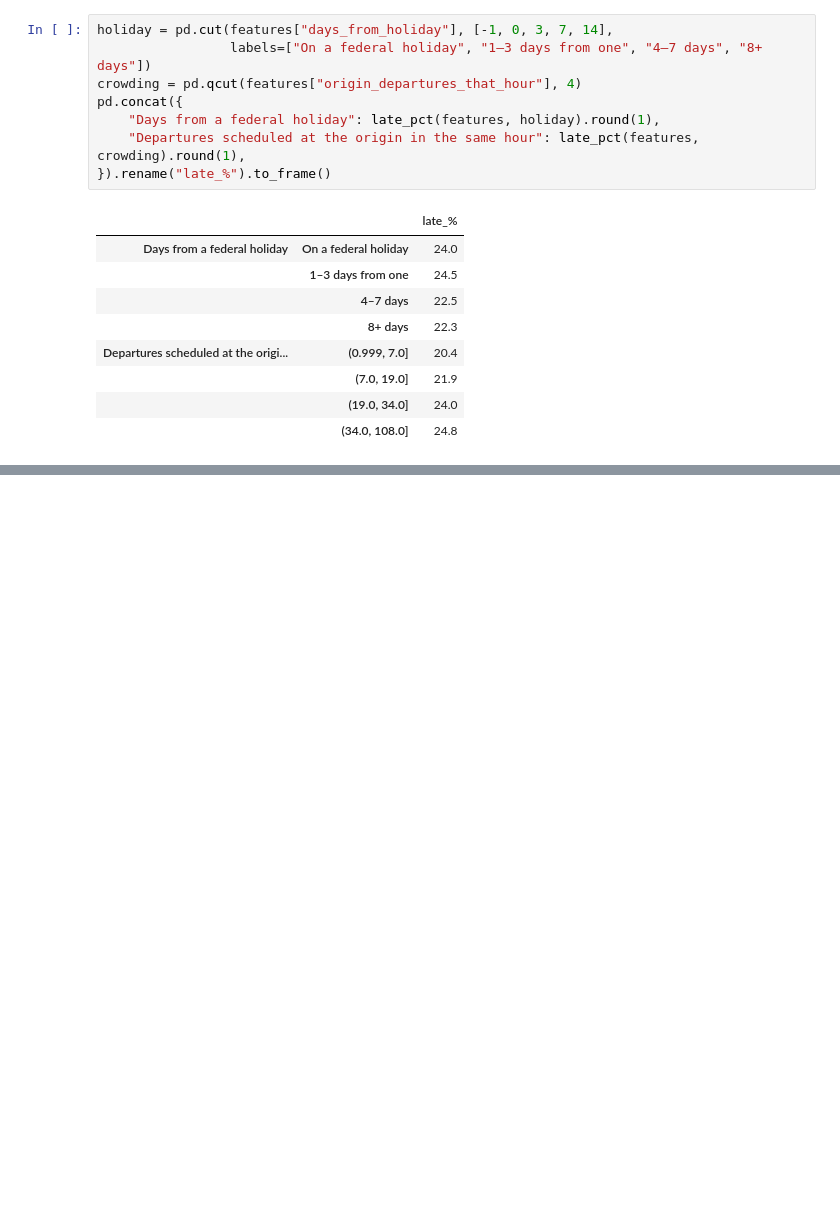
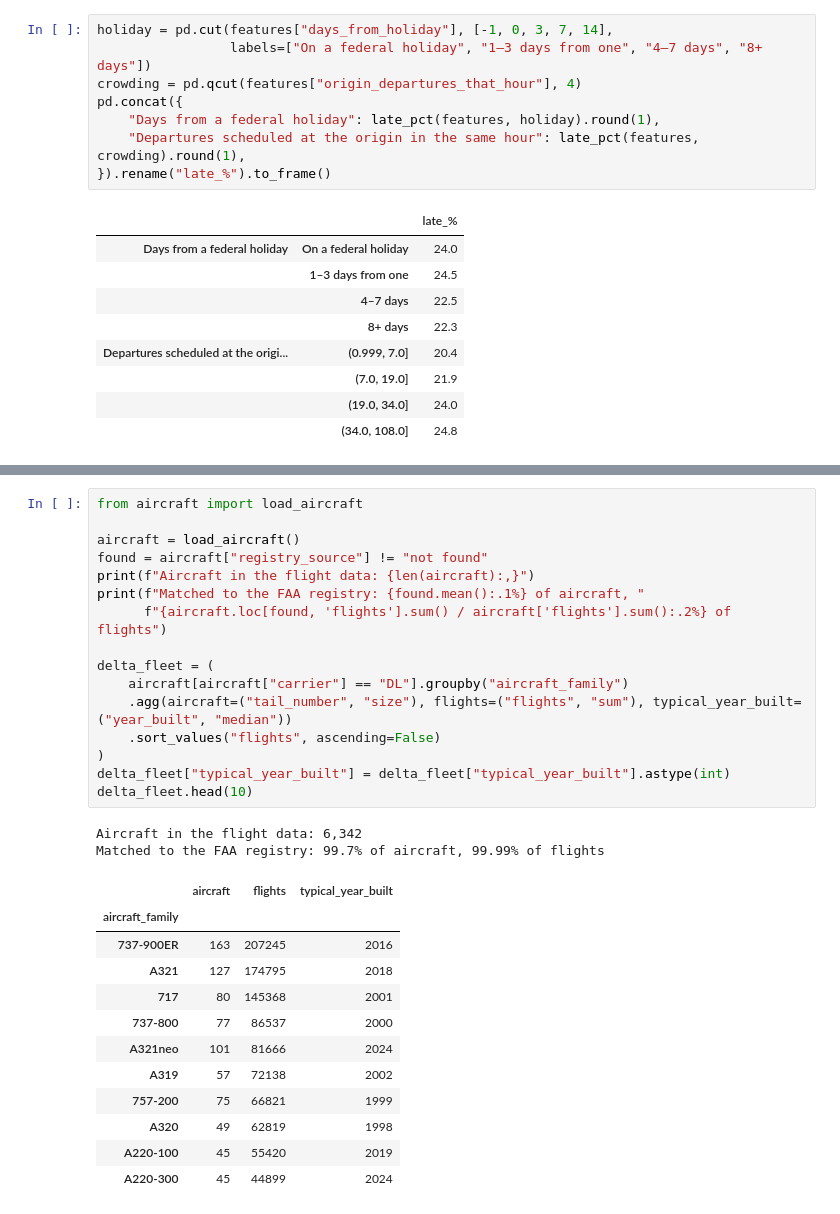
Before and after one commit to Yoni062004/flight-delay-prediction, a Jupyter notebook: notebooks/02_features.ipynb, the cells around one changed output, grey strips where cells are left out. Saved outputs shown, nothing was run; the diff lists cells and outputs as text; blank space fills up the shorter version.

```diff
--- a/notebooks/02_features.ipynb
+++ b/notebooks/02_features.ipynb
@@ -222,0 +230,31 @@ pd.concat({
+# %%
+from aircraft import load_aircraft
+
+aircraft = load_aircraft()
+found = aircraft["registry_source"] != "not found"
+print(f"Aircraft in the flight data: {len(aircraft):,}")
+print(f"Matched to the FAA registry: {found.mean():.1%} of aircraft, "
+      f"{aircraft.loc[found, 'flights'].sum() / aircraft['flights'].sum():.2%} of flights")
+
+delta_fleet = (
+    aircraft[aircraft["carrier"] == "DL"].groupby("aircraft_family")
+    .agg(aircraft=("tail_number", "size"), flights=("flights", "sum"), typical_year_built=("year_built", "median"))
+    .sort_values("flights", ascending=False)
+)
+delta_fleet["typical_year_built"] = delta_fleet["typical_year_built"].astype(int)
+delta_fleet.head(10)
+# %% [output]
+Aircraft in the flight data: 6,342
+Matched to the FAA registry: 99.7% of aircraft, 99.99% of flights
+|  | aircraft | flights | typical_year_built |
+| aircraft_family |  |  |  |
+| 737-900ER | 163 | 207245 | 2016 |
+| A321 | 127 | 174795 | 2018 |
+| 717 | 80 | 145368 | 2001 |
+| 737-800 | 77 | 86537 | 2000 |
+| A321neo | 101 | 81666 | 2024 |
+| A319 | 57 | 72138 | 2002 |
+| 757-200 | 75 | 66821 | 1999 |
+| A320 | 49 | 62819 | 1998 |
+| A220-100 | 45 | 55420 | 2019 |
+| A220-300 | 45 | 44899 | 2024 |
```
Also changed, not shown: parts of 9 cells of this notebook, 3 other files.
